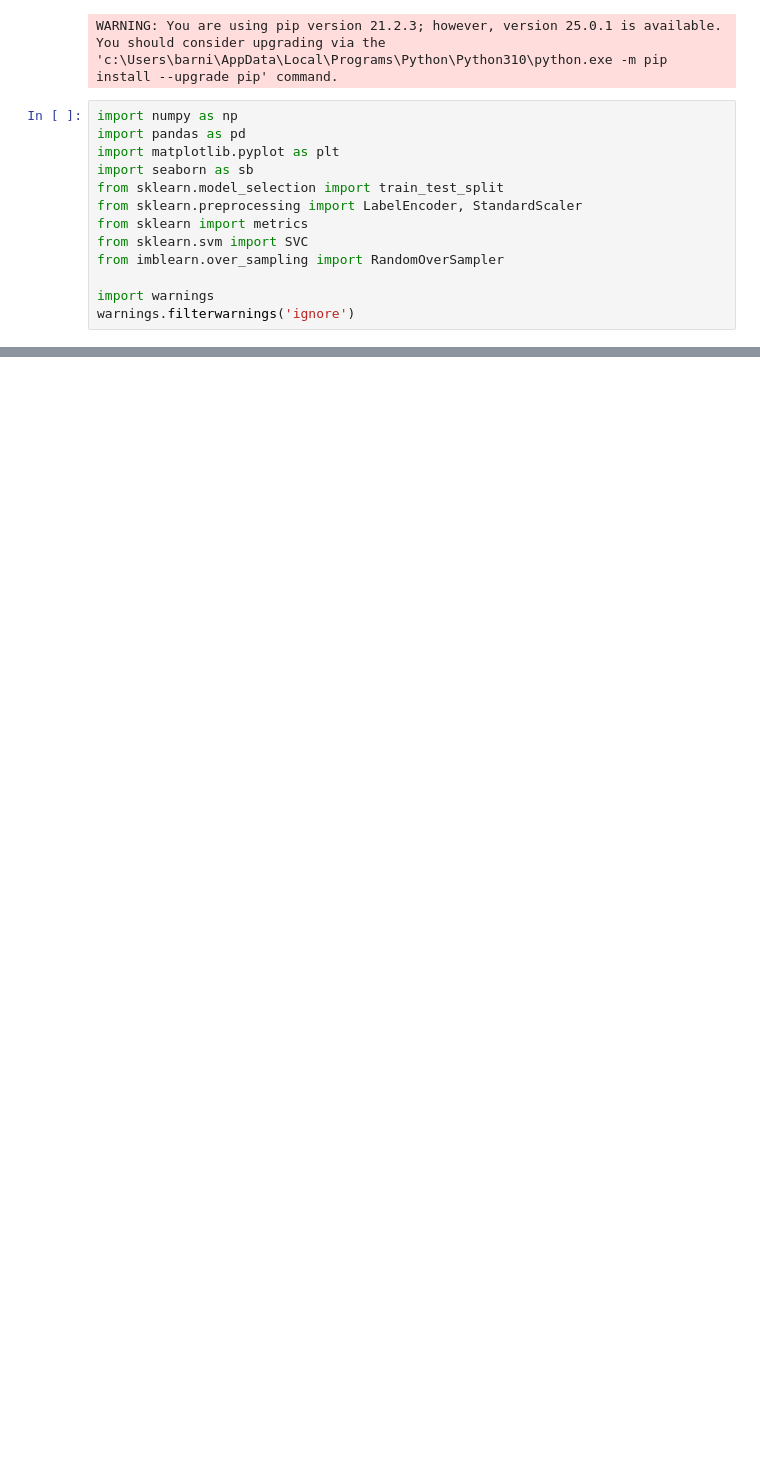
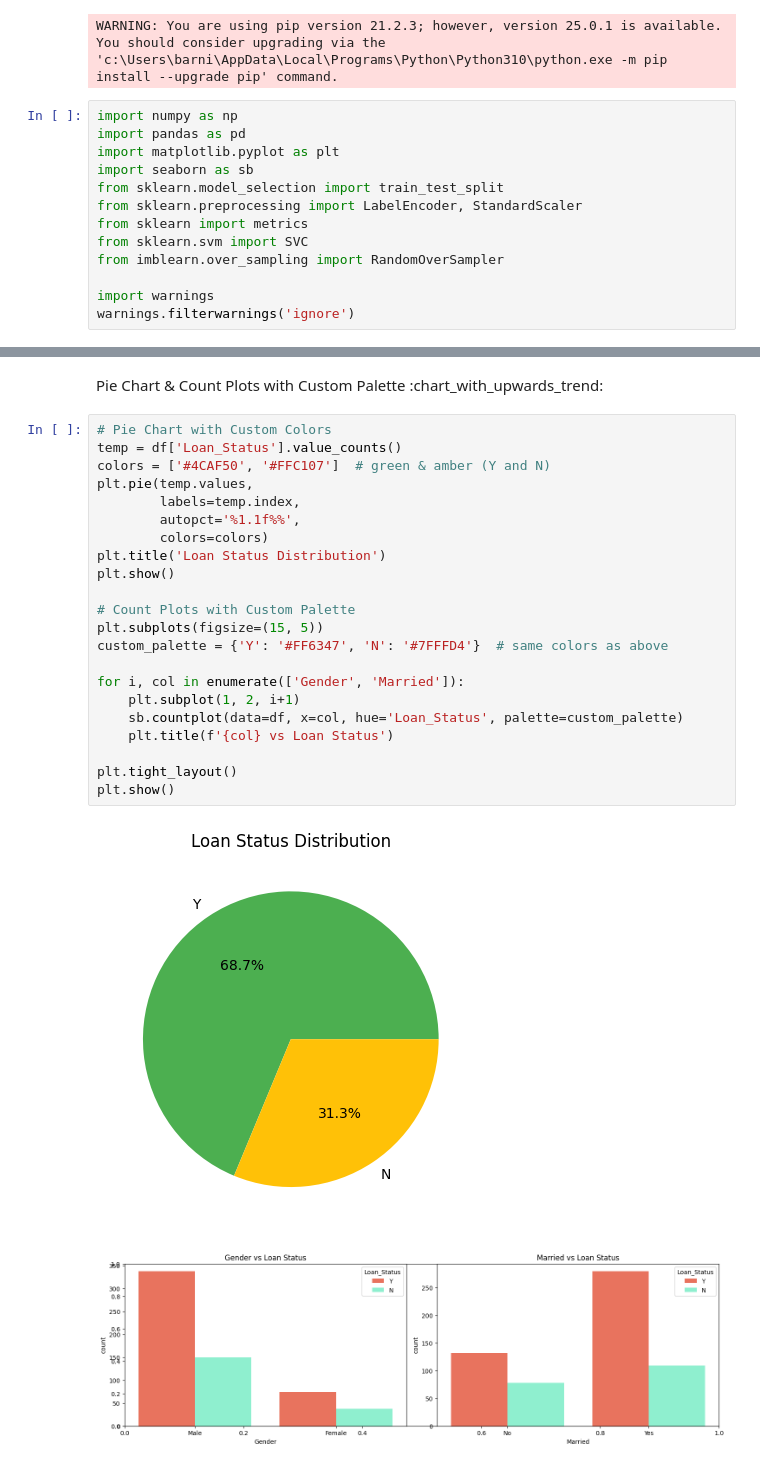
Before and after one commit to senbarnika/LOAN-LeLo, a Jupyter notebook: loan_eligibility_prediction/predict_eligibility.ipynb, the cells around one changed output, grey strips where cells are left out. Saved outputs shown, nothing was run; the diff lists cells and outputs as text; blank space fills up the shorter version.

```diff
--- a/loan_eligibility_prediction/predict_eligibility.ipynb
+++ b/loan_eligibility_prediction/predict_eligibility.ipynb
@@ -51,0 +108,27 @@ warnings.filterwarnings('ignore')
+# %% [markdown]
+Pie Chart & Count Plots with Custom Palette :chart_with_upwards_trend:
+# %%
+# Pie Chart with Custom Colors
+temp = df['Loan_Status'].value_counts()
+colors = ['#4CAF50', '#FFC107']  # green & amber (Y and N)
+plt.pie(temp.values,
+        labels=temp.index,
+        autopct='%1.1f%%',
+        colors=colors)
+plt.title('Loan Status Distribution')
+plt.show()
+
+# Count Plots with Custom Palette
+plt.subplots(figsize=(15, 5))
+custom_palette = {'Y': '#FF6347', 'N': '#7FFFD4'}  # same colors as above
+
+for i, col in enumerate(['Gender', 'Married']):
+    plt.subplot(1, 2, i+1)
+    sb.countplot(data=df, x=col, hue='Loan_Status', palette=custom_palette)
+    plt.title(f'{col} vs Loan Status')
+
+plt.tight_layout()
+plt.show()
+# %% [output]
+[figure, added]
+[figure, added]
```
Also changed, not shown: parts of 13 cells of this notebook, 1 other file.
